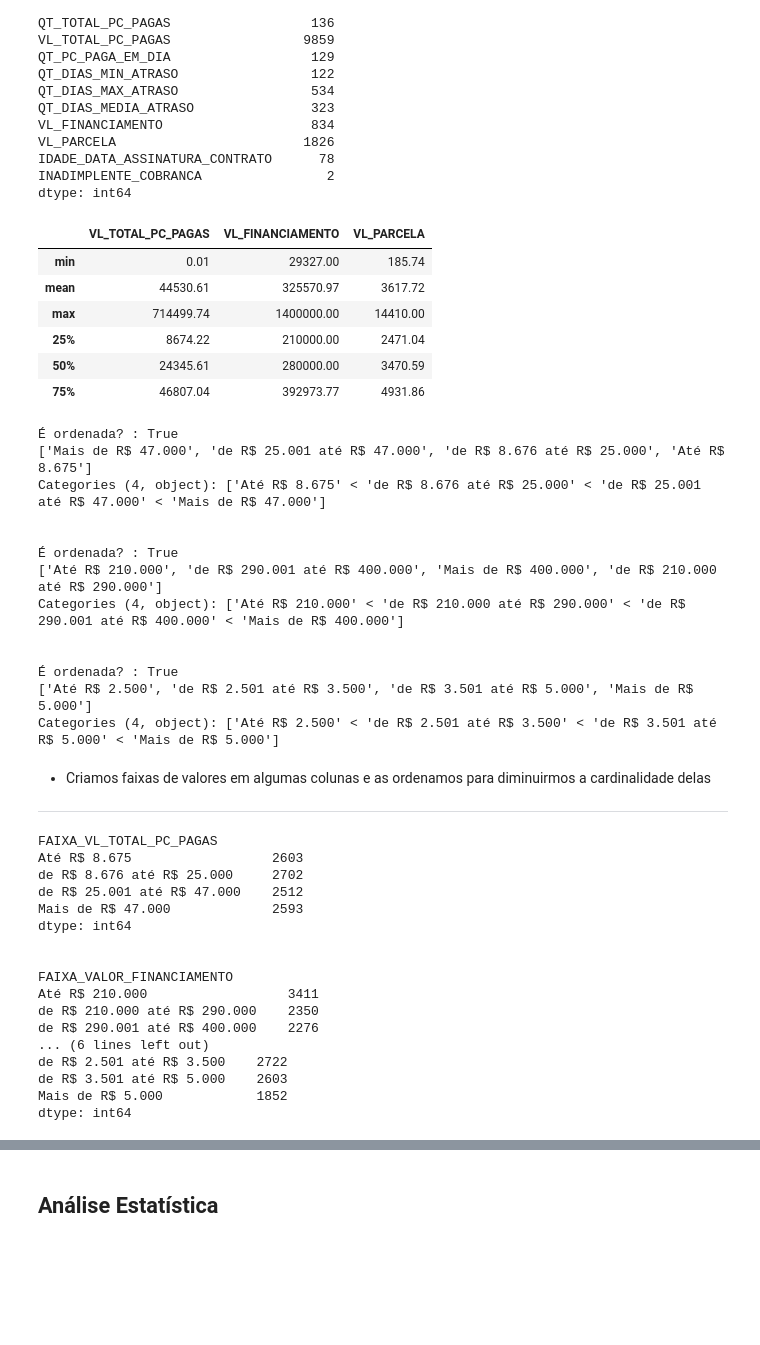
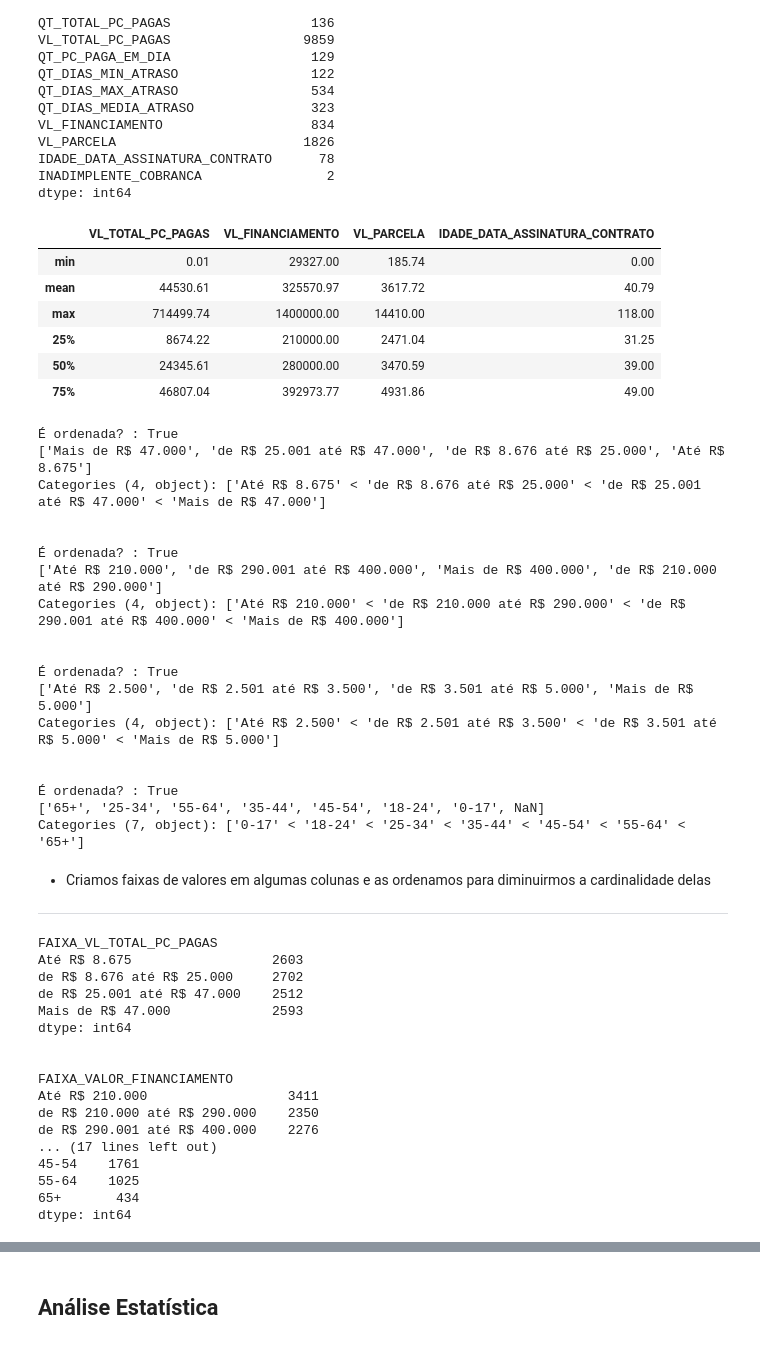
Before and after one commit to FelipeLRoll/previsao-inadimplencia, a Jupyter notebook: previsao-inadimplencia.ipynb, the cells around one changed output, grey strips where cells are left out. Saved outputs shown, nothing was run; the diff lists cells and outputs as text; code cells hidden in the pictures; blank space fills up the shorter version.

```diff
--- a/previsao-inadimplencia.ipynb
+++ b/previsao-inadimplencia.ipynb
@@ -533,15 +536,15 @@ dtype: int64
 # %%
 #verificando valores minimos e maximos para algumas colunas
 
-df_original[["VL_TOTAL_PC_PAGAS", "VL_FINANCIAMENTO", "VL_PARCELA"]].describe().loc[["min", "mean", "max", "25%", "50%", "75%"]]
+df_original[["VL_TOTAL_PC_PAGAS", "VL_FINANCIAMENTO", "VL_PARCELA", "IDADE_DATA_ASSINATURA_CONTRATO"]].describe().loc[["min", "mean", "max", "25%", "50%", "75%"]]
 # %% [output]
-|  | VL_TOTAL_PC_PAGAS | VL_FINANCIAMENTO | VL_PARCELA |
-| min | 0.01 | 29327.00 | 185.74 |
-| mean | 44530.61 | 325570.97 | 3617.72 |
-| max | 714499.74 | 1400000.00 | 14410.00 |
-| 25% | 8674.22 | 210000.00 | 2471.04 |
-| 50% | 24345.61 | 280000.00 | 3470.59 |
-| 75% | 46807.04 | 392973.77 | 4931.86 |
+|  | VL_TOTAL_PC_PAGAS | VL_FINANCIAMENTO | VL_PARCELA | IDADE_DATA_ASSINATURA_CONTRATO |
+| min | 0.01 | 29327.00 | 185.74 | 0.00 |
+| mean | 44530.61 | 325570.97 | 3617.72 | 40.79 |
+| max | 714499.74 | 1400000.00 | 14410.00 | 118.00 |
+| 25% | 8674.22 | 210000.00 | 2471.04 | 31.25 |
+| 50% | 24345.61 | 280000.00 | 3470.59 | 39.00 |
+| 75% | 46807.04 | 392973.77 | 4931.86 | 49.00 |
 # %%
 #criando faixa de valores
 
@@ -567,6 +570,13 @@ df_original["FAIXA_VALOR_PARCELA"] = pd.cut(df_original["VL_PARCELA"], bins=faix
 print("\n")
 print(f"É ordenada? : {df_original["FAIXA_VALOR_PARCELA"].cat.ordered}")
 print(df_original["FAIXA_VALOR_PARCELA"].unique())
+
+faixas = [-100, 18, 25, 35, 45, 55, 65, 100]
+categorias = ["0-17", "18-24", "25-34", "35-44", "45-54", "55-64", "65+"]
+df_original["FAIXA_IDADE_DATA_ASSINATURA_CONTRATO"] = pd.cut(df_original["IDADE_DATA_ASSINATURA_CONTRATO"], bins=faixas, labels=categorias)
+print("\n")
+print(f"É ordenada? : {df_original["FAIXA_IDADE_DATA_ASSINATURA_CONTRATO"].cat.ordered}")
+print(df_original["FAIXA_IDADE_DATA_ASSINATURA_CONTRATO"].unique())
 # %% [output]
 É ordenada? : True
 ['Mais de R$ 47.000', 'de R$ 25.001 até R$ 47.000', 'de R$ 8.676 até R$ 25.000', 'Até R$ 8.675']
@@ -581,6 +591,11 @@ Categories (4, object): ['Até R$ 210.000' < 'de R$ 210.000 até R$ 290.000' < '
 É ordenada? : True
 ['Até R$ 2.500', 'de R$ 2.501 até R$ 3.500', 'de R$ 3.501 até R$ 5.000', 'Mais de R$ 5.000']
 Categories (4, object): ['Até R$ 2.500' < 'de R$ 2.501 até R$ 3.500' < 'de R$ 3.501 até R$ 5.000' < 'Mais de R$ 5.000']
+
+
+É ordenada? : True
+['65+', '25-34', '55-64', '35-44', '45-54', '18-24', '0-17', NaN]
+Categories (7, object): ['0-17' < '18-24' < '25-34' < '35-44' < '45-54' < '55-64' < '65+']
 # %% [markdown]
 - Criamos faixas de valores em algumas colunas e as ordenamos para diminuirmos a cardinalidade delas
 ---
@@ -591,6 +606,8 @@ print("\n")
 print(df_original.groupby(["FAIXA_VALOR_FINANCIAMENTO"]).size())
 print("\n")
 print(df_original.groupby(["FAIXA_VALOR_PARCELA"]).size())
+print("\n")
+print(df_original.groupby(["FAIXA_IDADE_DATA_ASSINATURA_CONTRATO"]).size())
 # %% [output]
 FAIXA_VL_TOTAL_PC_PAGAS
 Até R$ 8.675                  2603
@@ -604,10 +621,10 @@ FAIXA_VALOR_FINANCIAMENTO
 Até R$ 210.000                  3411
 de R$ 210.000 até R$ 290.000    2350
 de R$ 290.001 até R$ 400.000    2276
-... (6 lines left out)
-de R$ 2.501 até R$ 3.500    2722
-de R$ 3.501 até R$ 5.000    2603
-Mais de R$ 5.000            1852
+... (17 lines left out)
+45-54    1761
+55-64    1025
+65+       434
 dtype: int64
 # %%
 #excluindo as colunas antigas
```
Also changed, not shown: parts of 25 cells of this notebook, 6 other files.
